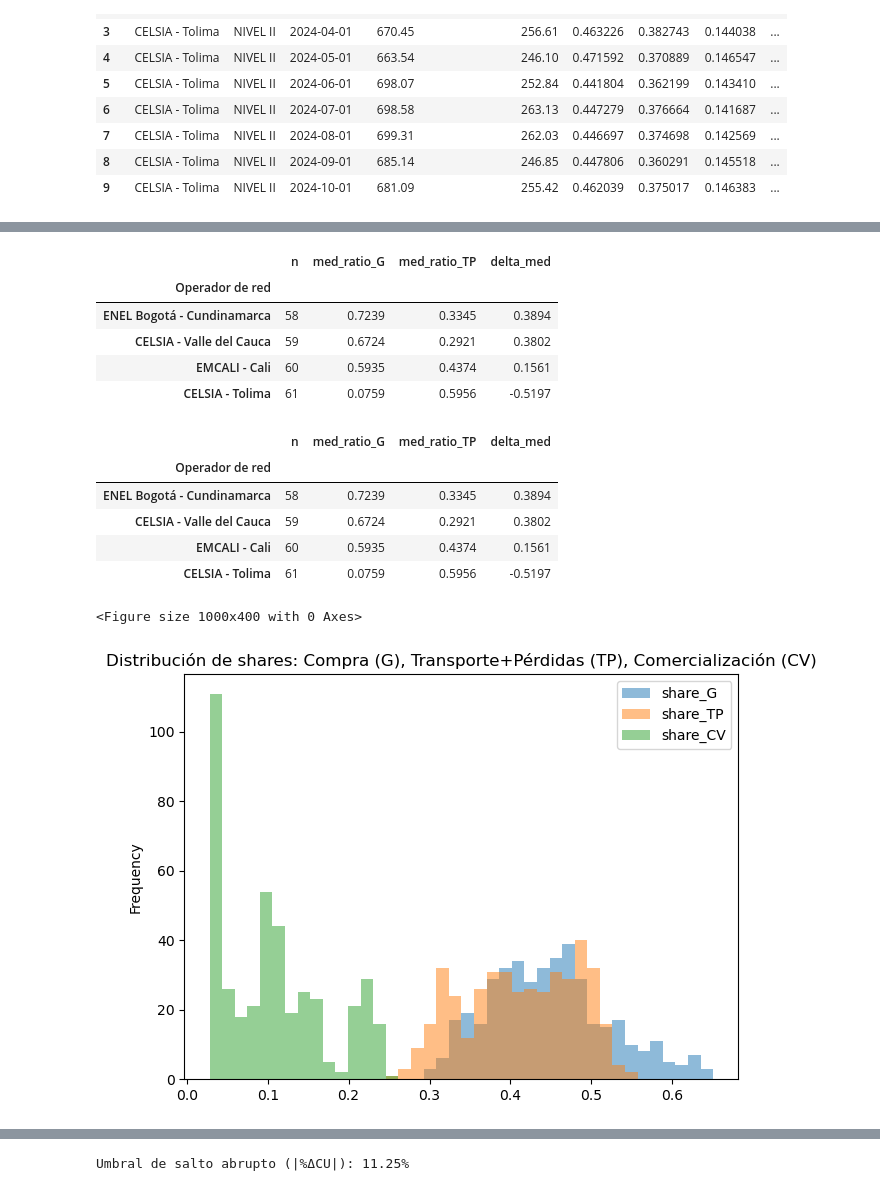
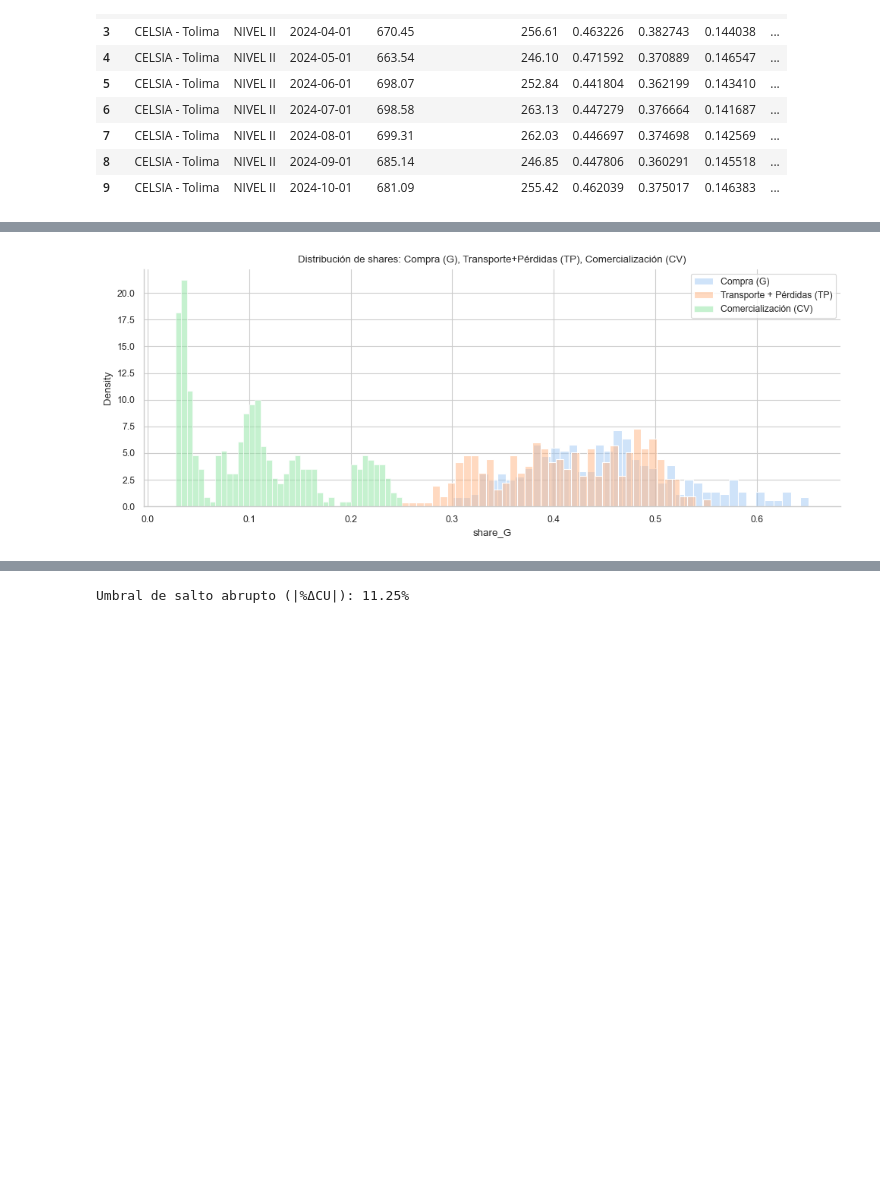
Before and after one commit to estebanvsq/Proyecto_AnalisisDeDatos, a Jupyter notebook: Proyecto/Copia_Limpieza.ipynb, the cells around one changed output, grey strips where cells are left out. Saved outputs shown, nothing was run; the diff lists cells and outputs as text; code cells hidden in the pictures; blank space fills up the shorter version.

```diff
--- a/Proyecto/Copia_Limpieza.ipynb
+++ b/Proyecto/Copia_Limpieza.ipynb
@@ -619,65 +619,50 @@ tmp = tmp[(tmp[f'd_{COL_CU}'].notna()) & (tmp[f'd_{COL_CU}'] != 0)]
 tmp_pos = tmp[tmp[f'd_{COL_CU}'] > 0].copy()
 
 def _safe_ratio(num, den):
     den2 = den.replace(0, np.nan)
     return (num / den2).replace([np.inf, -np.inf], np.nan)
 
 tmp_pos['ratio_abs_dG_vs_dCU'] = _safe_ratio(tmp_pos[f'd_{COL_G}'].abs(), tmp_pos[f'd_{COL_CU}'].abs())
 tmp_pos['ratio_abs_dTP_vs_dCU'] = _safe_ratio(tmp_pos['d_Transporte_y_Perdidas'].abs(), tmp_pos[f'd_{COL_CU}'].abs())
 
 summary_q1 = pd.DataFrame({
     'media_ratio_abs_dG_vs_dCU': [tmp_pos['ratio_abs_dG_vs_dCU'].mean()],
     'mediana_ratio_abs_dG_vs_dCU': [tmp_pos['ratio_abs_dG_vs_dCU'].median()],
     'media_ratio_abs_dTP_vs_dCU': [tmp_pos['ratio_abs_dTP_vs_dCU'].mean()],
     'mediana_ratio_abs_dTP_vs_dCU': [tmp_pos['ratio_abs_dTP_vs_dCU'].median()],
     'n_aumentos_CU': [len(tmp_pos)]
 }).round(4)
 display(summary_q1)
 
-# C) Ranking por operador: ¿dónde pesa más G vs TP en los aumentos?
-if 'Operador de red' in df_an.columns:
-    by_op = (tmp_pos.groupby('Operador de red')
-             .agg(n=('ratio_abs_dG_vs_dCU','size'),
-                  med_ratio_G=('ratio_abs_dG_vs_dCU','median'),
-                  med_ratio_TP=('ratio_abs_dTP_vs_dCU','median'))
-             .query('n >= 3')
-             .assign(delta_med= lambda d: d['med_ratio_G'] - d['med_ratio_TP'])
-             .sort_values('delta_med', ascending=False)
-             .round(4))
-    display(by_op.head(15))
-    display(by_op.tail(15))
+sns.set_style("whitegrid")
+sns.set_context("paper")
 
-    # Visual: distribución de shares (nivel de precios)
-    plt.figure(figsize=(10,4))
-    df_an[['share_G','share_TP','share_CV']].dropna().clip(-1, 2).plot(kind='hist', bins=40, alpha=0.5)
-    plt.title('Distribución de shares: Compra (G), Transporte+Pérdidas (TP), Comercialización (CV)')
-    plt.tight_layout()
-    plt.show()
+plt.figure(figsize=(10,4))
+
+sub = df_an[['share_G','share_TP','share_CV']].dropna().clip(-1, 2)
+colors = sns.color_palette("pastel", 3)
+
+sns.histplot(sub['share_G'], bins=40, stat='density', alpha=0.5, color=colors[0], label='Compra (G)')
+sns.histplot(sub['share_TP'], bins=40, stat='density', alpha=0.5, color=colors[1], label='Transporte + Pérdidas (TP)')
+sns.histplot(sub['share_CV'], bins=40, stat='density', alpha=0.5, color=colors[2], label='Comercialización (CV)')
+
+plt.title('Distribución de shares: Compra (G), Transporte+Pérdidas (TP), Comercialización (CV)')
+plt.legend()
+sns.despine()
+plt.tight_layout()
+plt.show()
 # %% [output]
 |  | d_CU Total | d_Costo Compra (Gm,i) | d_Transporte_y_Perdidas | d_Cargo Transporte STN (Tm) | d_Cargo Transporte SDL (Dn,m) | ... |
 | d_CU Total | 1.0000 | 0.7430 | 0.3842 | -0.0863 | 0.2639 | ... |
 | d_Costo Compra (Gm,i) | 0.7430 | 1.0000 | 0.0521 | -0.3105 | -0.1694 | ... |
 | d_Transporte_y_Perdidas | 0.3842 | 0.0521 | 1.0000 | 0.6558 | 0.8210 | ... |
 | d_Cargo Transporte STN (Tm) | -0.0863 | -0.3105 | 0.6558 | 1.0000 | 0.3246 | ... |
 | d_Cargo Transporte SDL (Dn,m) | 0.2639 | -0.1694 | 0.8210 | 0.3246 | 1.0000 | ... |
 | d_Costo G, T, Pérdidas (PRn,m) | 0.5892 | 0.7885 | 0.2903 | -0.0743 | -0.1038 | ... |
 | d_Margen Comercialización (CVm,i,j) | 0.3533 | -0.2022 | 0.1016 | -0.0756 | 0.3126 | ... |
 |  | media_ratio_abs_dG_vs_dCU | mediana_ratio_abs_dG_vs_dCU | media_ratio_abs_dTP_vs_dCU | mediana_ratio_abs_dTP_vs_dCU | n_aumentos_CU |
 | 0 | 4.2322 | 0.5712 | 3.8791 | 0.4357 | 238 |
-|  | n | med_ratio_G | med_ratio_TP | delta_med |
-| Operador de red |  |  |  |  |
-| ENEL Bogotá - Cundinamarca | 58 | 0.7239 | 0.3345 | 0.3894 |
-| CELSIA - Valle del Cauca | 59 | 0.6724 | 0.2921 | 0.3802 |
-| EMCALI - Cali | 60 | 0.5935 | 0.4374 | 0.1561 |
-| CELSIA - Tolima | 61 | 0.0759 | 0.5956 | -0.5197 |
-|  | n | med_ratio_G | med_ratio_TP | delta_med |
-| Operador de red |  |  |  |  |
-| ENEL Bogotá - Cundinamarca | 58 | 0.7239 | 0.3345 | 0.3894 |
-| CELSIA - Valle del Cauca | 59 | 0.6724 | 0.2921 | 0.3802 |
-| EMCALI - Cali | 60 | 0.5935 | 0.4374 | 0.1561 |
-| CELSIA - Tolima | 61 | 0.0759 | 0.5956 | -0.5197 |
-<Figure size 1000x400 with 0 Axes>
-[figure, old version]
+[figure, new version]
 # %%
 # PREGUNTA 2) Márgenes de comercialización atípicos (CV)
 
```
Also changed, not shown: parts of 6 cells of this notebook.
